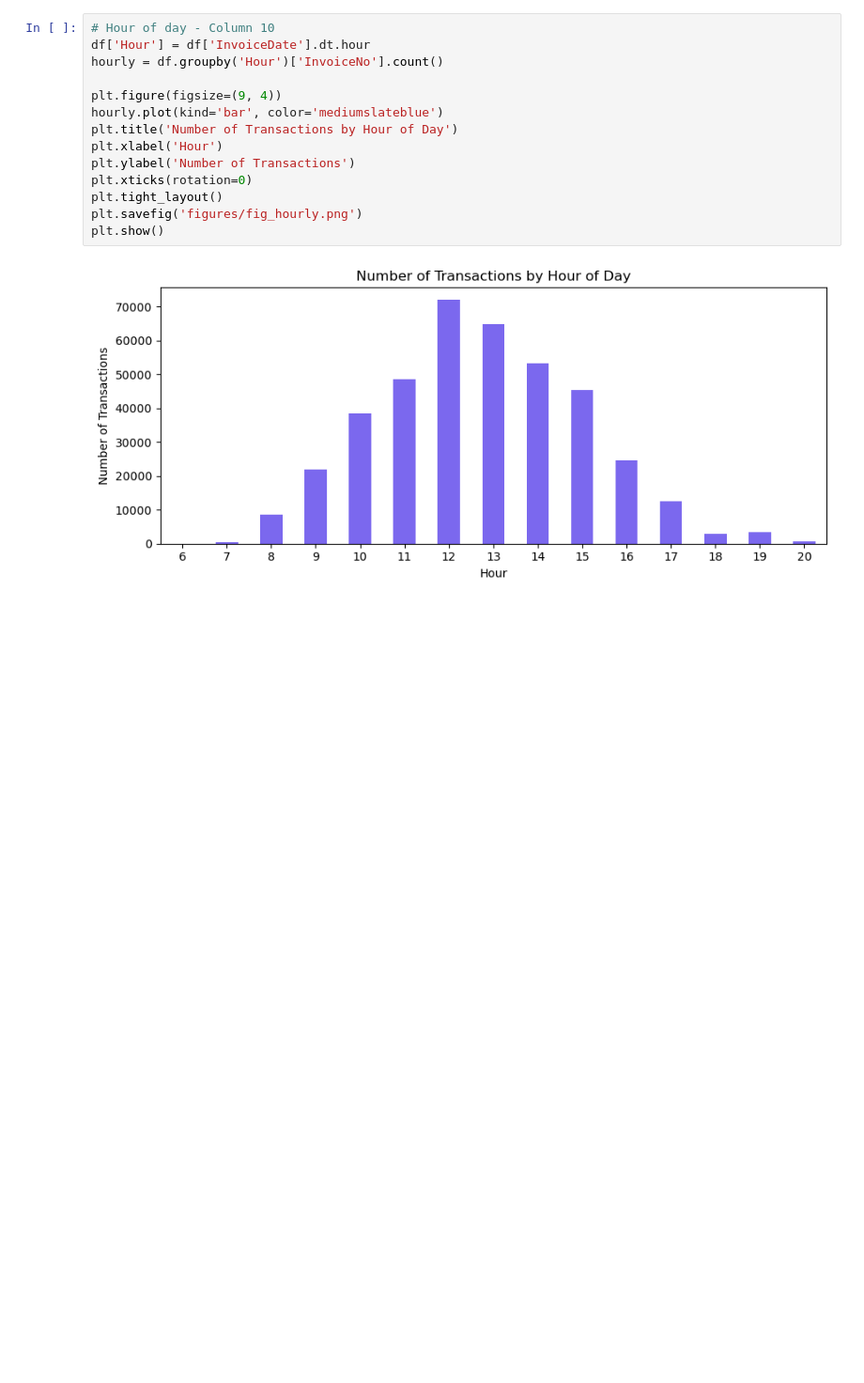
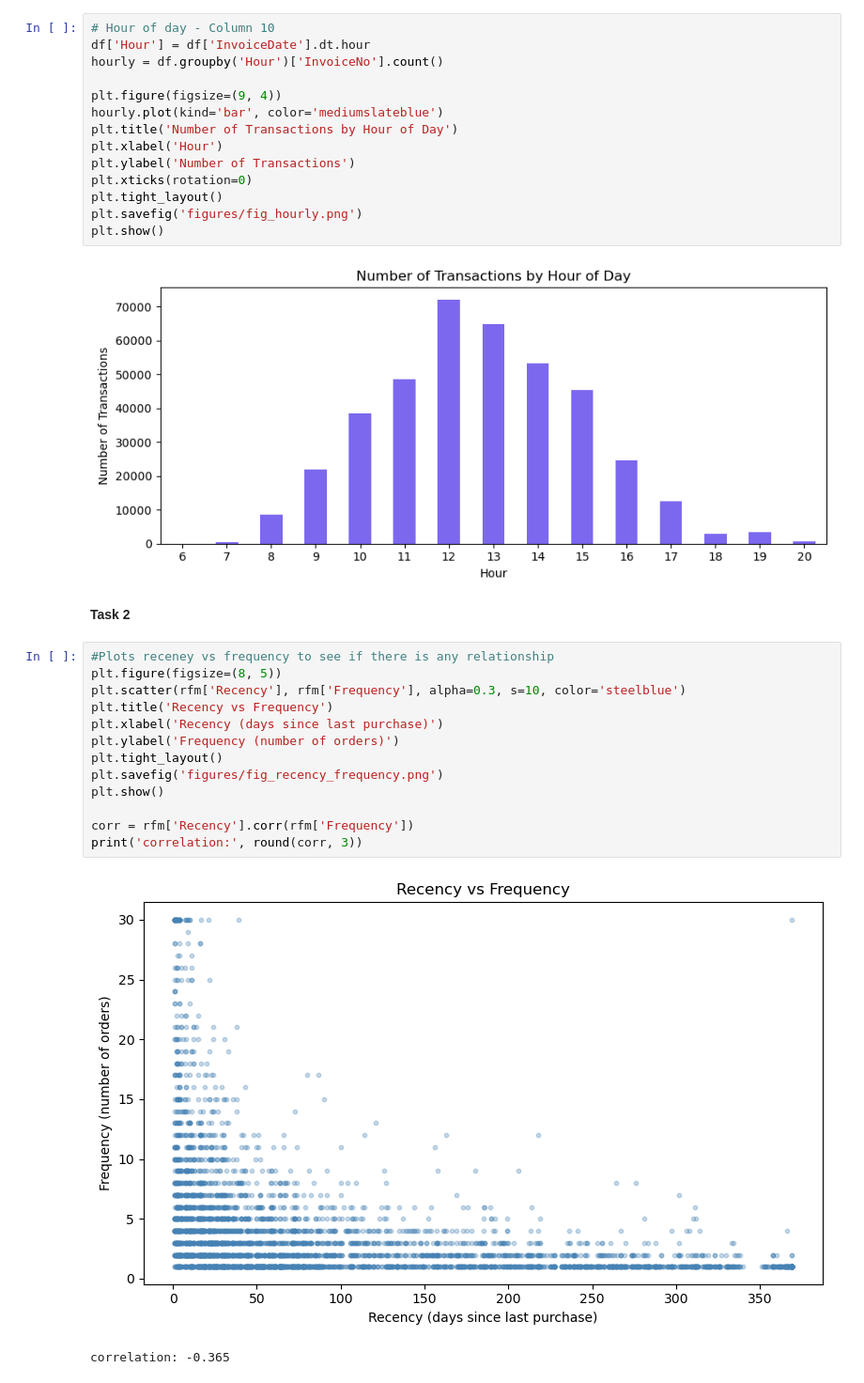
Before and after one commit to Lysitheatsu/PracDataSci, a Jupyter notebook: Assignment2/Assignment2.ipynb, the cells around one changed output. Shown at 94% size. Cells and saved outputs as stored; diff of their text form; blank space fills up the shorter version.

Commit message:
Did the 2.2 task for RFM graphs and rerouted the graphs to be sent to the figures folder for easier access, task 3 will be the next ones done

```diff
--- a/Assignment2/Assignment2.ipynb
+++ b/Assignment2/Assignment2.ipynb
@@ -374,3 +374,21 @@ plt.savefig('figures/fig_hourly.png')
 plt.show()
 # %% [output]
 [figure]
+# %% [markdown]
+**Task 2**
+# %%
+#Plots receney vs frequency to see if there is any relationship
+plt.figure(figsize=(8, 5))
+plt.scatter(rfm['Recency'], rfm['Frequency'], alpha=0.3, s=10, color='steelblue')
+plt.title('Recency vs Frequency')
+plt.xlabel('Recency (days since last purchase)')
+plt.ylabel('Frequency (number of orders)')
+plt.tight_layout()
+plt.savefig('figures/fig_recency_frequency.png')
+plt.show()
+
+corr = rfm['Recency'].corr(rfm['Frequency'])
+print('correlation:', round(corr, 3))
+# %% [output]
+[figure, added]
+correlation: -0.365
```
Also changed, not shown: parts of 9 cells of this notebook, 10 other files.
